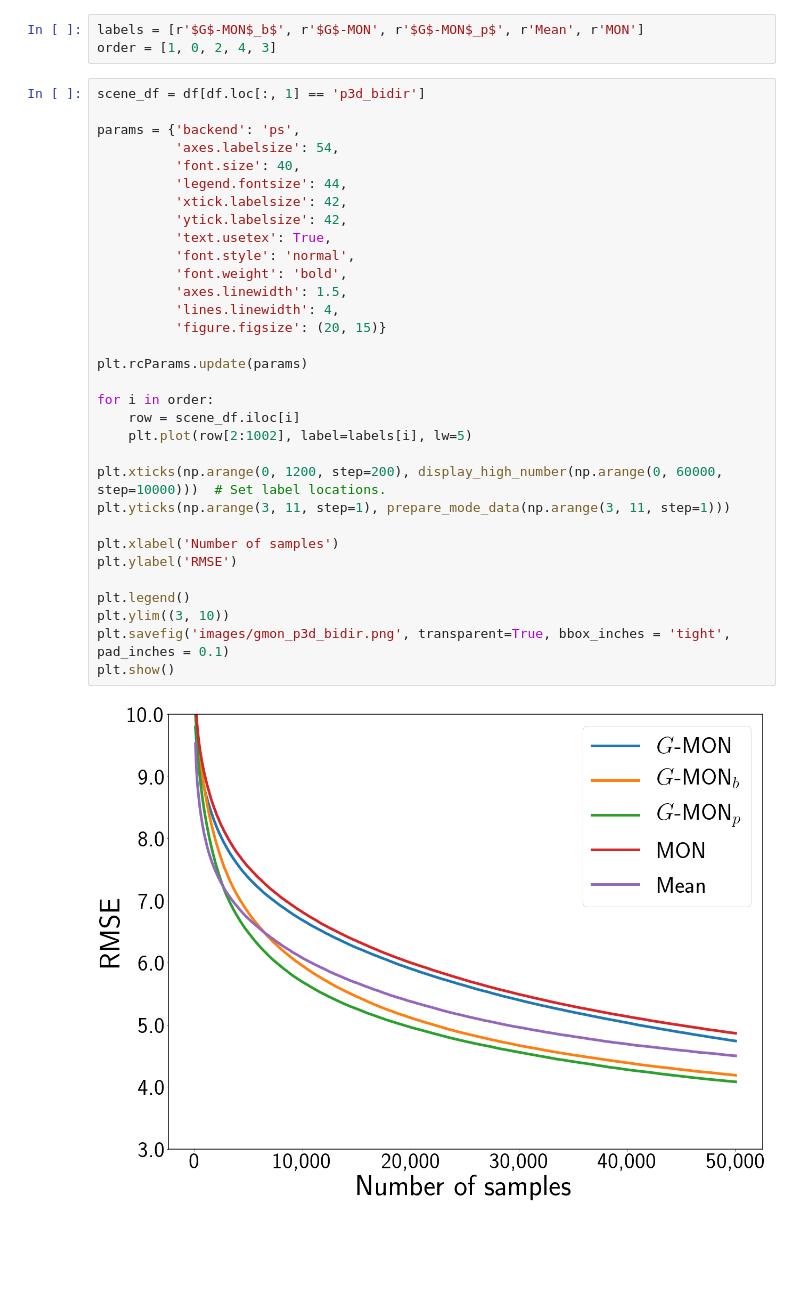
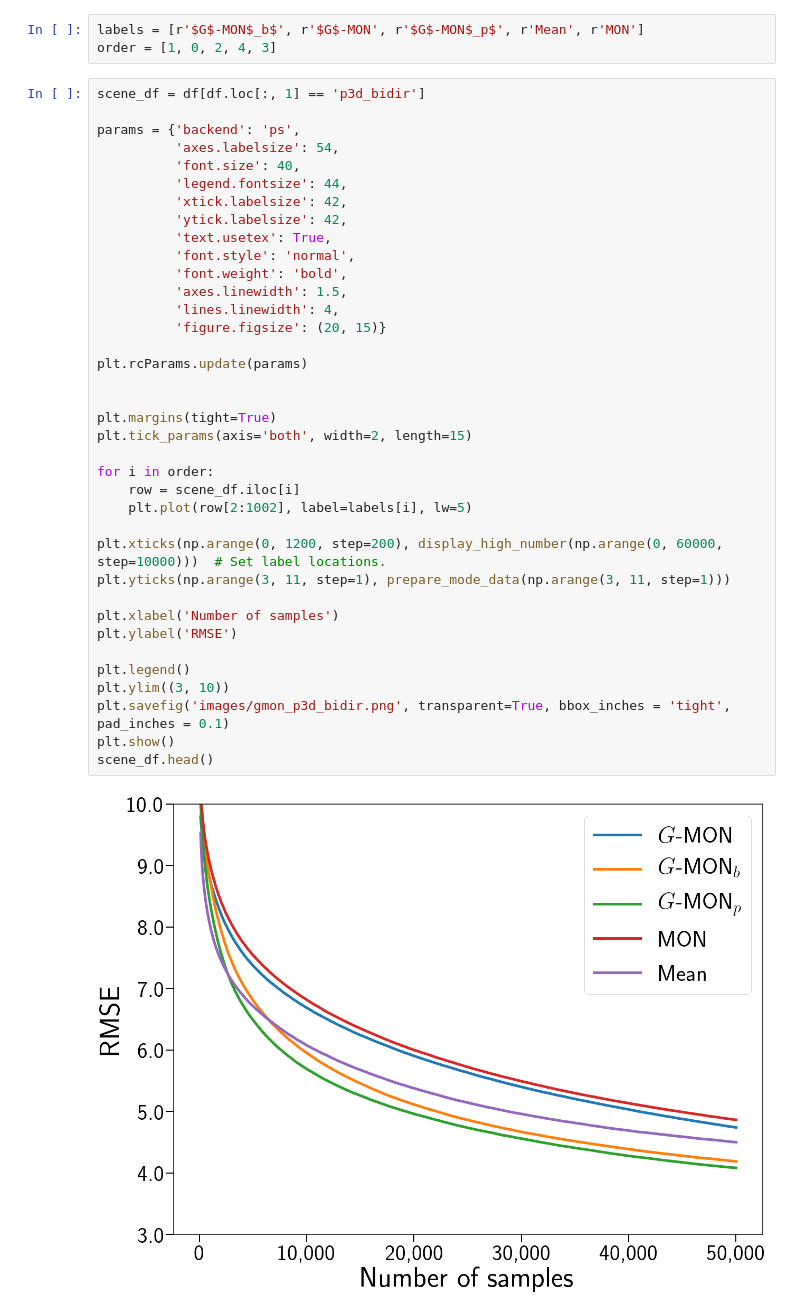
Before and after one commit to prise-3d/pbrt-v4, a Jupyter notebook: samples_study.ipynb, the cells around one changed output. Saved outputs shown, nothing was run; the diff lists cells and outputs as text; blank space fills up the shorter version.

Commit message:
fix ticks

```diff
--- a/samples_study.ipynb
+++ b/samples_study.ipynb
@@ -807,31 +807,36 @@ scene_df = df[df.loc[:, 1] == 'p3d_bidir']
 params = {'backend': 'ps',
           'axes.labelsize': 54,
           'font.size': 40,
           'legend.fontsize': 44,
           'xtick.labelsize': 42,
           'ytick.labelsize': 42,
           'text.usetex': True,
           'font.style': 'normal',
           'font.weight': 'bold',
           'axes.linewidth': 1.5,
           'lines.linewidth': 4,
           'figure.figsize': (20, 15)}
 
 plt.rcParams.update(params)
 
+
+plt.margins(tight=True)
+plt.tick_params(axis='both', width=2, length=15)
+
 for i in order:
     row = scene_df.iloc[i]
     plt.plot(row[2:1002], label=labels[i], lw=5)
 
 plt.xticks(np.arange(0, 1200, step=200), display_high_number(np.arange(0, 60000, step=10000)))  # Set label locations.
 plt.yticks(np.arange(3, 11, step=1), prepare_mode_data(np.arange(3, 11, step=1)))
 
 plt.xlabel('Number of samples')
 plt.ylabel('RMSE')
 
 plt.legend()
 plt.ylim((3, 10))
 plt.savefig('images/gmon_p3d_bidir.png', transparent=True, bbox_inches = 'tight', pad_inches = 0.1)
 plt.show()
+scene_df.head()
 # %% [output]
-[figure, old version]
+[figure, new version]
```
Also changed, not shown: parts of 2 cells of this notebook.
